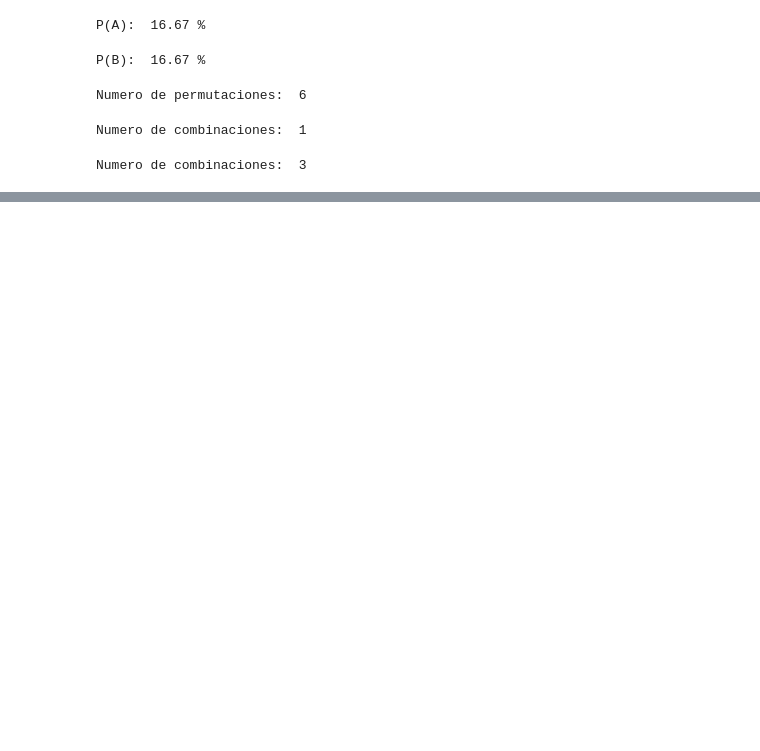
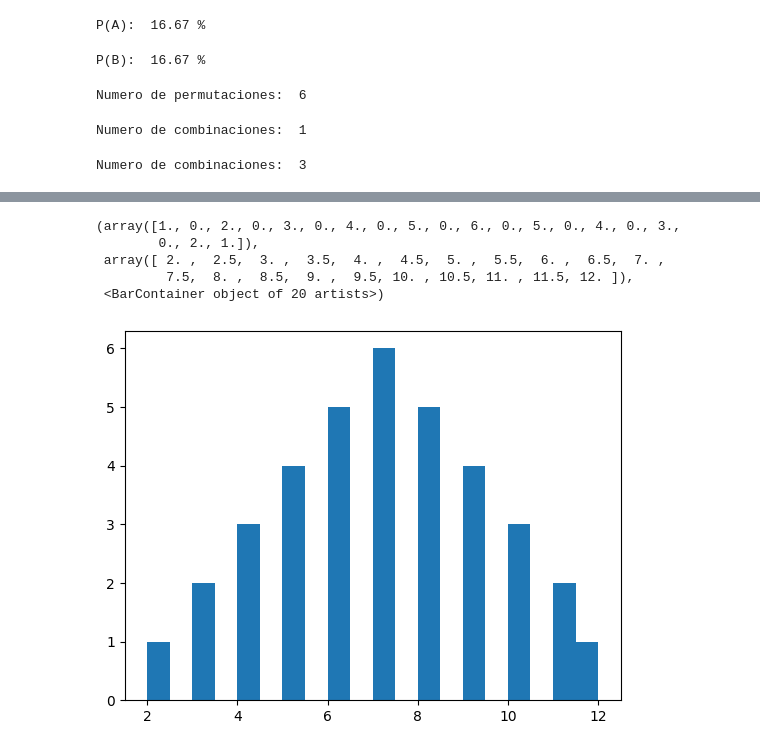
Before and after one commit to cmperdomo17/Regresion-Lineal, a Jupyter notebook: Probabilidad/exp_aleat.ipynb, the cells around one changed output, grey strips where cells are left out. Saved outputs shown, nothing was run; the diff lists cells and outputs as text; code cells hidden in the pictures; blank space fills up the shorter version.

```diff
--- a/Probabilidad/exp_aleat.ipynb
+++ b/Probabilidad/exp_aleat.ipynb
@@ -106,0 +231,19 @@ Numero de combinaciones:  3
+# %%
+# Lanzamiento de dos dados legales y x = suma de puntos
+Ω = np.array([  [1,1],[1,2],[1,3],[1,4],[1,5],[1,6],
+                [2,1],[2,2],[2,3],[2,4],[2,5],[2,6],
+                [3,1],[3,2],[3,3],[3,4],[3,5],[3,6],
+                [4,1],[4,2],[4,3],[4,4],[4,5],[4,6],
+                [5,1],[5,2],[5,3],[5,4],[5,5],[5,6],
+                [6,1],[6,2],[6,3],[6,4],[6,5],[6,6]])
+
+x = np.sum(Ω, axis=1)
+# histograma
+plt.hist(x, bins=20)
+# %% [output]
+(array([1., 0., 2., 0., 3., 0., 4., 0., 5., 0., 6., 0., 5., 0., 4., 0., 3.,
+        0., 2., 1.]),
+ array([ 2. ,  2.5,  3. ,  3.5,  4. ,  4.5,  5. ,  5.5,  6. ,  6.5,  7. ,
+         7.5,  8. ,  8.5,  9. ,  9.5, 10. , 10.5, 11. , 11.5, 12. ]),
+ <BarContainer object of 20 artists>)
+[figure, added]
```
Also changed, not shown: parts of 7 cells of this notebook, 1 other file.
